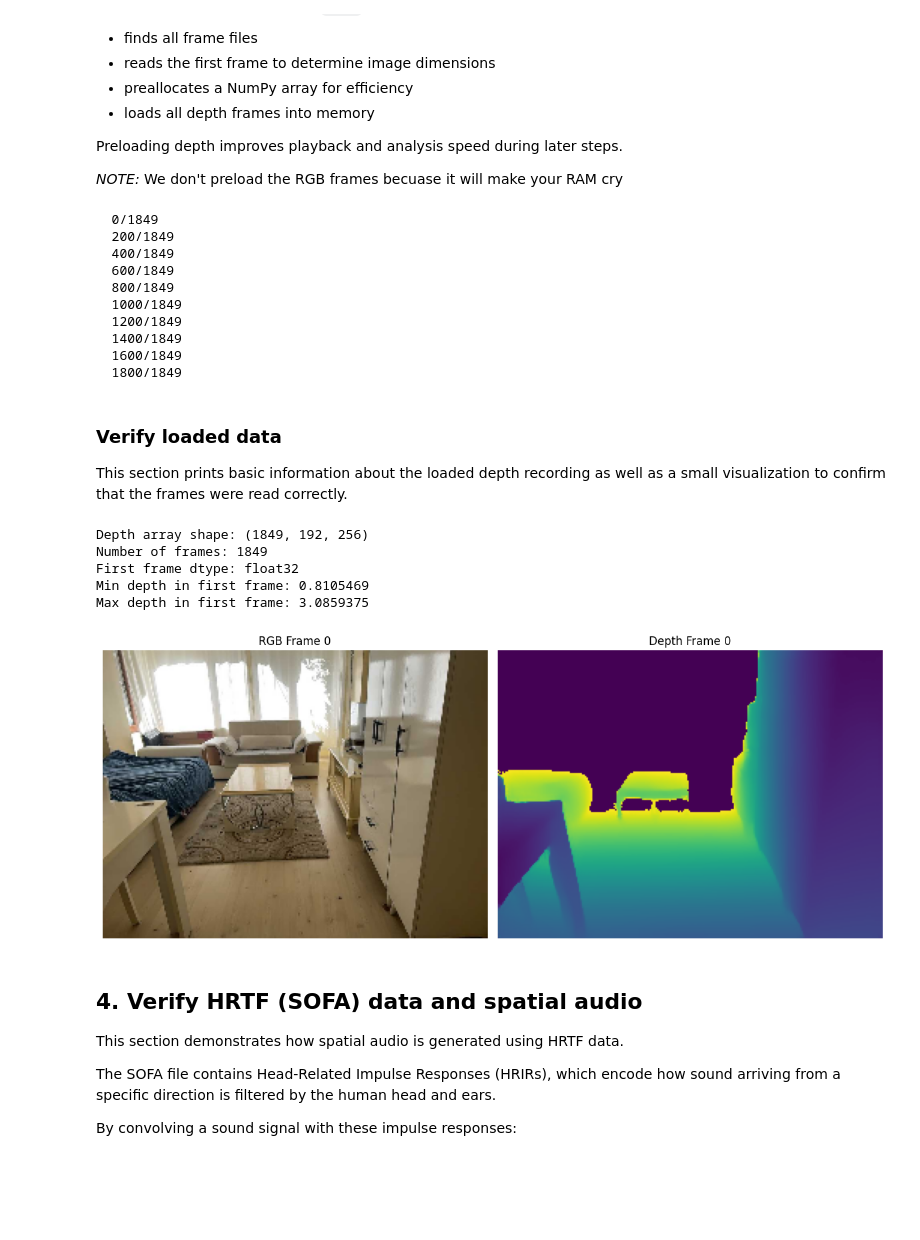
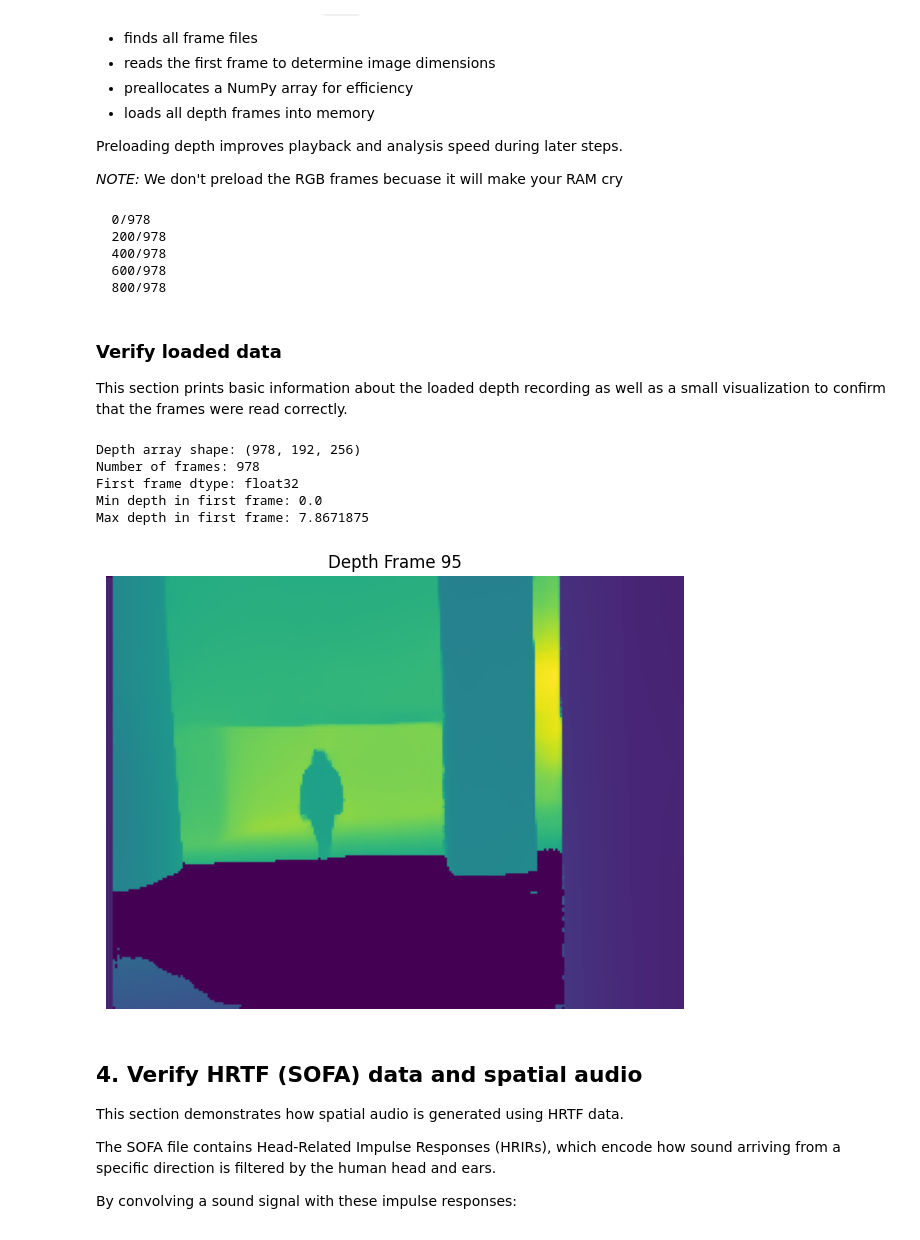
Before and after one commit to l0stinfr0st/AssistiveNavigation, a Jupyter notebook: system.ipynb, the cells around one changed output. Drawn from its saved outputs; the diff is of its cells as text; code cells hidden in the pictures; blank space fills up the shorter version.

```diff
--- a/system.ipynb
+++ b/system.ipynb
@@ -47,9 +56,9 @@ This section defines the paths for:
 - the SOFA file containing HRTF impulse responses
 # %%
 # Directory of stored depth folder (You must change these)
-DEPTH_DIR = r'D:\GradProj\2026-03-10--13-55-34_extracted\depth'
-RGB_DIR = r'D:\GradProj\2026-03-10--13-55-34_extracted\rgb'
-META = r'D:\GradProj\2026-03-10--13-55-34_extracted\metadata.json'
+DEPTH_DIR = r"D:\GradProj\output1\depth"
+# RGB_DIR = r"D:\GradProj\output1\rgb"
+META = r"D:\GradProj\output1\metadata.json"
 SOFA = sf.read_sofa("D:\GradProj\H10_HRIR_SOFA\H10_48K_24bit_256tap_FIR_SOFA.sofa")
 # %% [output]
 SOFA file contained custom entries
@@ -90,16 +99,11 @@ def load_depth(depth_dir):
 # Loading depths
 depths, frames = load_depth(DEPTH_DIR)
 # %% [output]
-  0/1849
-  200/1849
-  400/1849
-  600/1849
-  800/1849
-  1000/1849
-  1200/1849
-  1400/1849
-  1600/1849
-  1800/1849
+  0/978
+  200/978
+  400/978
+  600/978
+  800/978
 # %% [markdown]
 ### Verify loaded data
 
@@ -111,49 +115,50 @@ print("First frame dtype:", depths[0].dtype)
 print("Min depth in first frame:", np.nanmin(depths[0]))
 print("Max depth in first frame:", np.nanmax(depths[0]))
 # %% [output]
-Depth array shape: (1849, 192, 256)
-Number of frames: 1849
+Depth array shape: (978, 192, 256)
+Number of frames: 978
 First frame dtype: float32
-Min depth in first frame: 0.8105469
-Max depth in first frame: 3.0859375
+Min depth in first frame: 0.0
+Max depth in first frame: 7.8671875
 # %%
-i = 0 # Pick frame
+i = 95
+# Pick frame
 
 # Depth frame
 d = depths[i]
 mn = np.nanmin(d)
 mx = np.nanmax(d)
 
 if np.isclose(mn, mx):
     disp = np.zeros_like(d, dtype=np.uint8)
 else:
     disp = np.interp(d, (mn, mx), (0, 255)).astype(np.uint8)
 
 d_color = cv2.applyColorMap(disp, cv2.COLORMAP_VIRIDIS)
 
 # RGB Frame
-rgb_path = os.path.join(RGB_DIR, f"{i:05d}.jpg")
-rgb_frame = cv2.imread(rgb_path)
-rgb_frame = cv2.cvtColor(rgb_frame, cv2.COLOR_BGR2RGB)
-rgb_frame = cv2.resize(rgb_frame, (d_color.shape[1], d_color.shape[0])) # Resize
+# rgb_path = os.path.join(RGB_DIR, f"{i:05d}.jpg")
+# rgb_frame = cv2.imread(rgb_path)
+# rgb_frame = cv2.cvtColor(rgb_frame, cv2.COLOR_BGR2RGB)
+# rgb_frame = cv2.resize(rgb_frame, (d_color.shape[1], d_color.shape[0])) # Resize
 
 # Plot
 plt.figure(figsize=(12, 5))
 
-plt.subplot(1, 2, 1)
-plt.imshow(rgb_frame)
-plt.title(f"RGB Frame {i}")
-plt.axis("off")
+# plt.subplot(1, 2, 1)
+# plt.imshow(rgb_frame)
+# plt.title(f"RGB Frame {i}")
+# plt.axis("off")
 
 plt.subplot(1, 2, 2)
 plt.imshow(cv2.cvtColor(d_color, cv2.COLOR_BGR2RGB))
 plt.title(f"Depth Frame {i}")
 plt.axis("off")
 
 plt.tight_layout()
 plt.show()
 # %% [output]
-[figure, old version]
+[figure, new version]
 # %% [markdown]
 ## 4. Verify HRTF (SOFA) data and spatial audio
 
```
Also changed, not shown: parts of 60 cells of this notebook.
